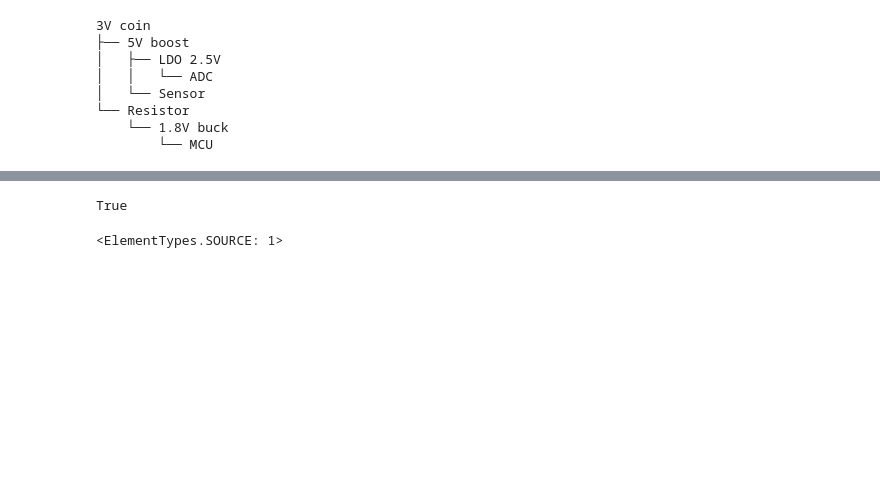
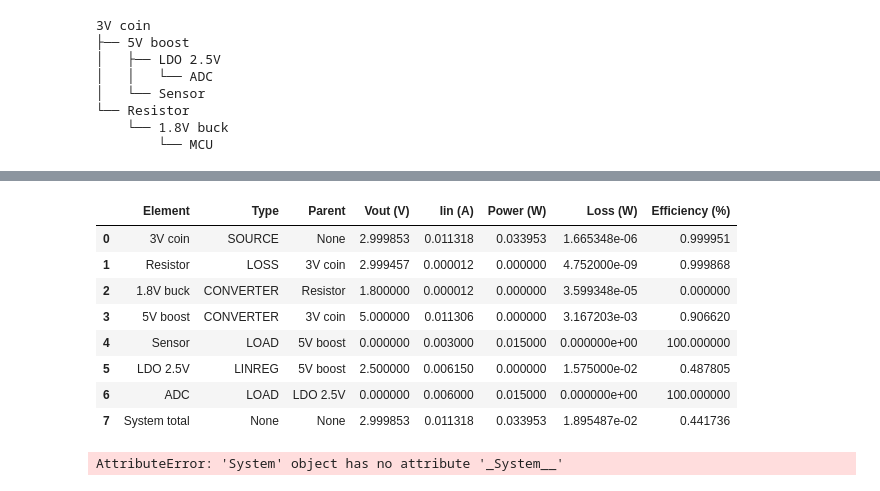
Before and after one commit to geddy11/tmp_sl, a Jupyter notebook: work/sysLoss.ipynb, the cells around one changed output, grey strips where cells are left out. Drawn from its saved outputs; the diff is of its cells as text; code cells hidden in the pictures; blank space fills up the shorter version.

```diff
--- a/work/sysLoss.ipynb
+++ b/work/sysLoss.ipynb
@@ -725,8 +766,16 @@ case1.solve()
 # %%
-ElementTypes.CONVERTER in case1.g[0].child_types
+case1.solve()
 # %% [output]
-True
+|  | Element | Type | Parent | Vout (V) | Iin (A) | Power (W) | Loss (W) | Efficiency (%) |
+| 0 | 3V coin | SOURCE | None | 2.999853 | 0.011318 | 0.033953 | 1.665348e-06 | 0.999951 |
+| 1 | Resistor | LOSS | 3V coin | 2.999457 | 0.000012 | 0.000000 | 4.752000e-09 | 0.999868 |
+| 2 | 1.8V buck | CONVERTER | Resistor | 1.800000 | 0.000012 | 0.000000 | 3.599348e-05 | 0.000000 |
+| 3 | 5V boost | CONVERTER | 3V coin | 5.000000 | 0.011306 | 0.000000 | 3.167203e-03 | 0.906620 |
+| 4 | Sensor | LOAD | 5V boost | 0.000000 | 0.003000 | 0.015000 | 0.000000e+00 | 100.000000 |
+| 5 | LDO 2.5V | LINREG | 5V boost | 2.500000 | 0.006150 | 0.000000 | 1.575000e-02 | 0.487805 |
+| 6 | ADC | LOAD | LDO 2.5V | 0.000000 | 0.006000 | 0.015000 | 0.000000e+00 | 100.000000 |
+| 7 | System total | None | None | 2.999853 | 0.011318 | 0.033953 | 1.895487e-02 | 0.441736 |
 # %%
-case1.g[0].element_type
+case1._System__.__get_nodes()
 # %% [output]
-<ElementTypes.SOURCE: 1>
+AttributeError: 'System' object has no attribute '_System__'
```
Also changed, not shown: parts of 5 cells of this notebook.
